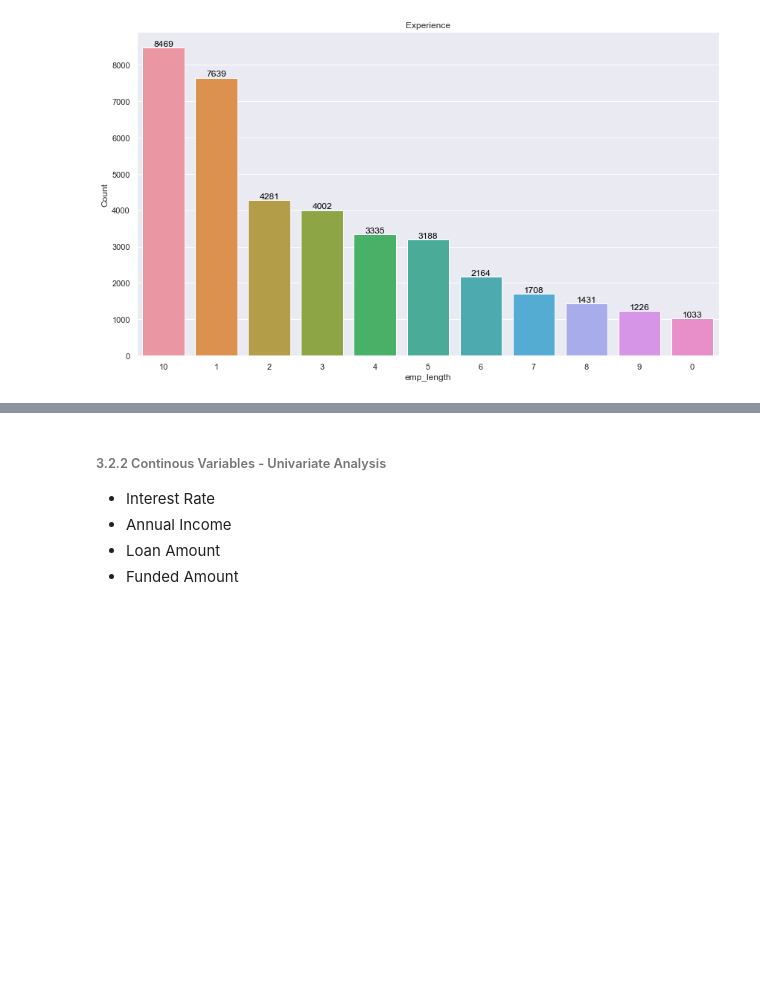
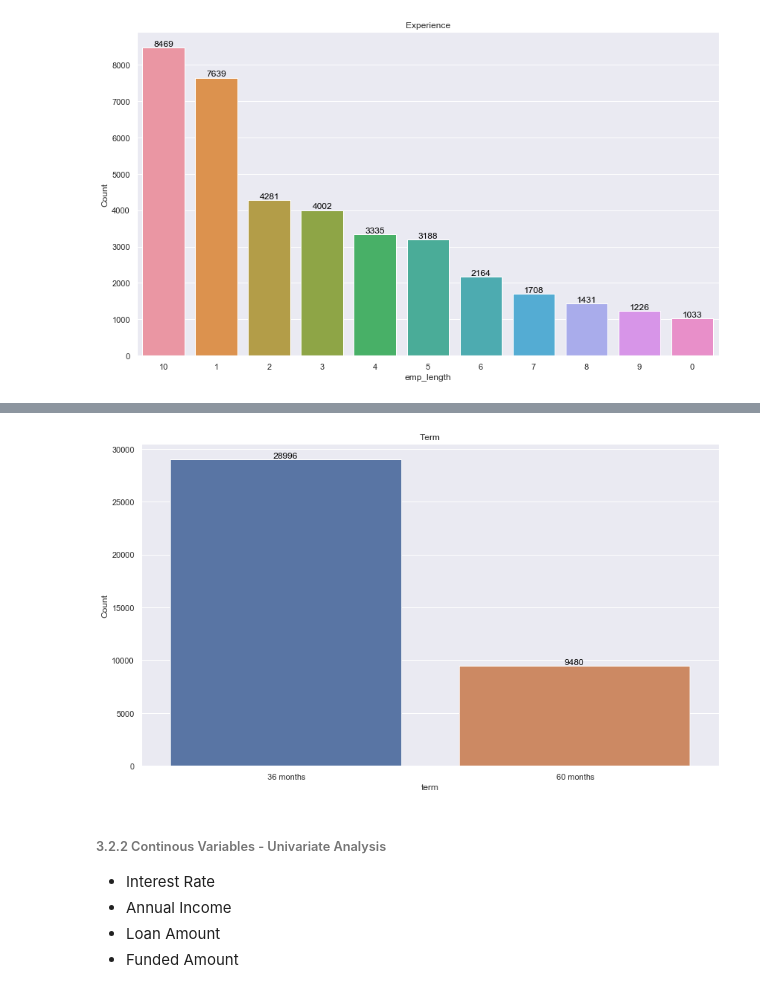
Before and after one commit to gauravsoni1112/Data-Science-Project, a Jupyter notebook: Gramener-Case-Study/Gramener-Case-Study.ipynb, the cells around one changed output, grey strips where cells are left out. Saved outputs shown, nothing was run; the diff lists cells and outputs as text; code cells hidden in the pictures; blank space fills up the shorter version.

```diff
--- a/Gramener-Case-Study/Gramener-Case-Study.ipynb
+++ b/Gramener-Case-Study/Gramener-Case-Study.ipynb
@@ -587,3 +706,7 @@ draw_univariate_plot(column_name='emp_length',title='Experience',df=loan_not_cur
+# %%
+draw_univariate_plot(column_name='term',title='Term',df=loan_not_current_df,type_of_variable="Categorical")
+# %% [output]
+[figure, added]
 # %% [markdown]
 ###### 3.2.2 Continous Variables - Univariate Analysis
 - Interest Rate
```
Also changed, not shown: parts of 42 cells of this notebook, 1 other file.
